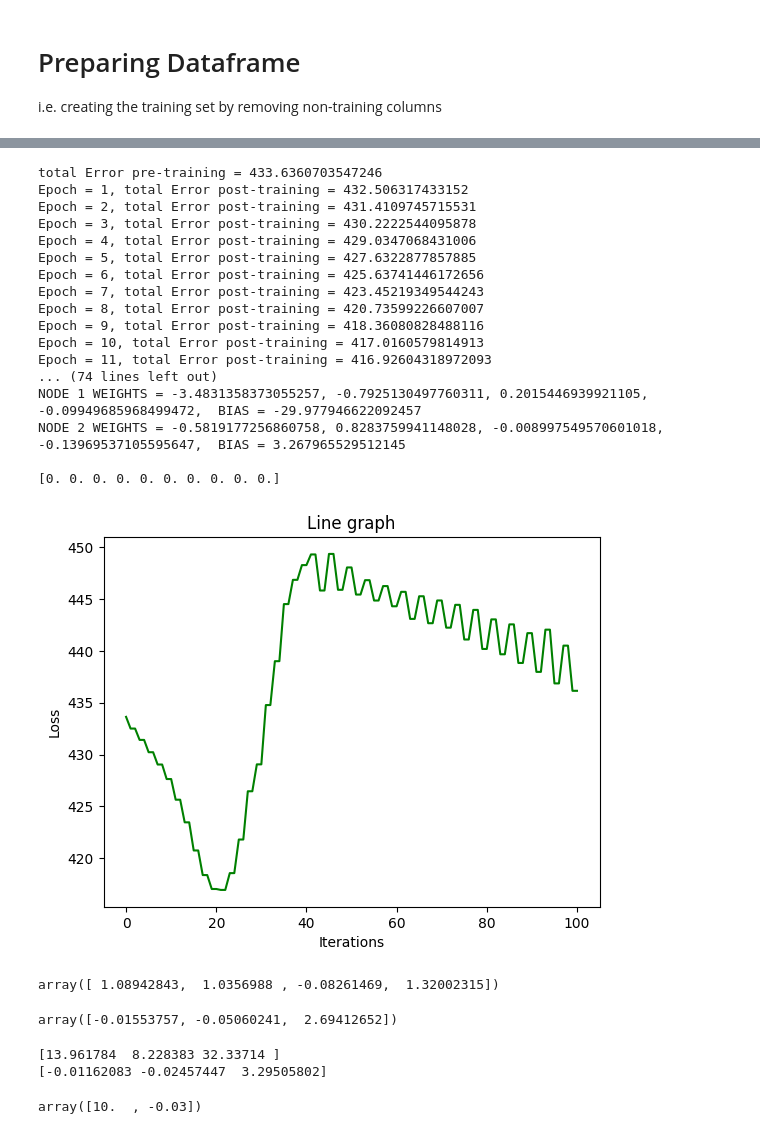
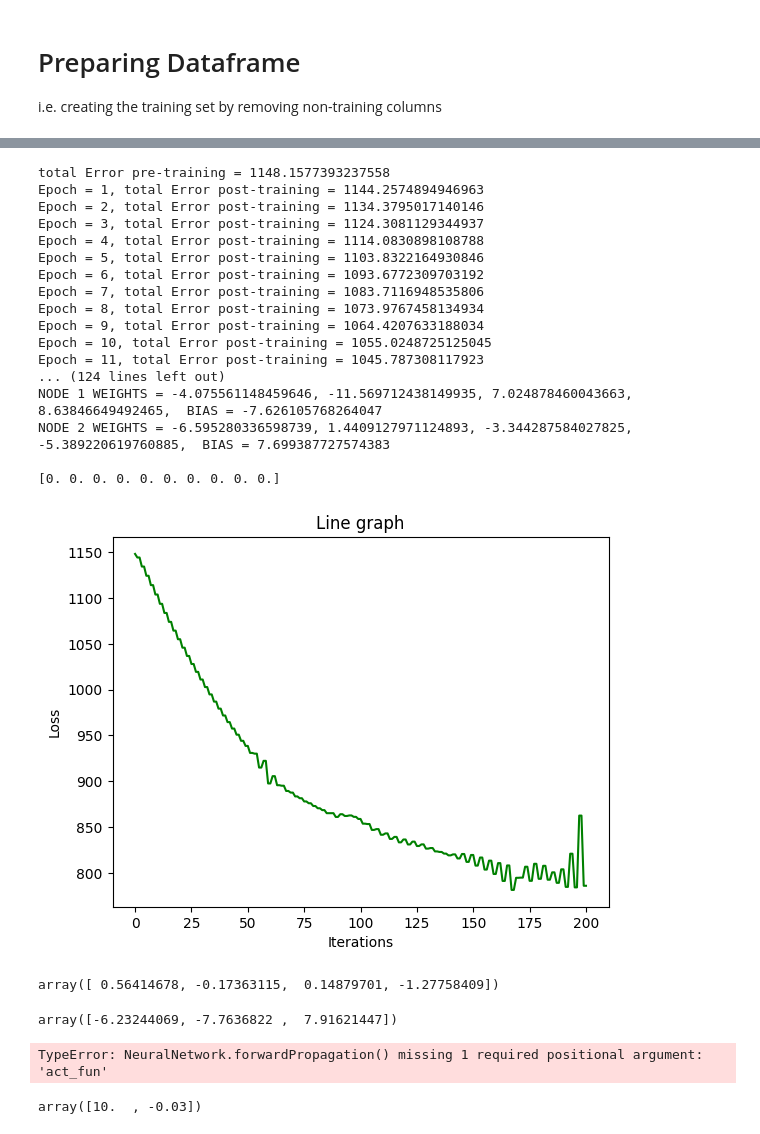
Before and after one commit to Nsivaa/ML, a Jupyter notebook: project/notebook.ipynb, the cells around one changed output, grey strips where cells are left out. Cells and saved outputs as stored; diff of their text form; code cells hidden in the pictures.

```diff
--- a/project/notebook.ipynb
+++ b/project/notebook.ipynb
@@ -87,45 +87,47 @@ data[:100]
 # %%
 tr_data_X = data[['Input1', 'Input2', 'Input3', 'Input4', 'Input5', 'Input6', 'Input7', 'Input8', 'Input9', 'Input10']]
 
 tr_data_Y = data[['TARGET_x', 'TARGET_y', 'TARGET_z']]
 
-loss = net.train(tr_data_X, tr_data_Y, epochs=50, eta=0.2, clip_value=3)
+#act_fun possible values: "relu", "leaky_relu", "tanh", "sigmoid"
+
+loss = net.train(tr_data_X, tr_data_Y, epochs=100, eta=0.01, clip_value=None, act_fun = "tanh")
 iterations = np.arange(len(loss))
 print(net)
 print(net.input_layer.weights)
 
 plt.title("Line graph")
 plt.xlabel("Iterations")
 plt.ylabel("Loss")
 plt.plot(iterations, loss, color ="green")
 plt.show()
 # %% [output]
-total Error pre-training = 433.6360703547246
-Epoch = 1, total Error post-training = 432.506317433152
-Epoch = 2, total Error post-training = 431.4109745715531
-Epoch = 3, total Error post-training = 430.2222544095878
-Epoch = 4, total Error post-training = 429.0347068431006
-Epoch = 5, total Error post-training = 427.6322877857885
-Epoch = 6, total Error post-training = 425.63741446172656
-Epoch = 7, total Error post-training = 423.45219349544243
-Epoch = 8, total Error post-training = 420.73599226607007
-Epoch = 9, total Error post-training = 418.36080828488116
-Epoch = 10, total Error post-training = 417.0160579814913
-Epoch = 11, total Error post-training = 416.92604318972093
-... (74 lines left out)
-NODE 1 WEIGHTS = -3.4831358373055257, -0.7925130497760311, 0.2015446939921105, -0.09949685968499472,  BIAS = -29.977946622092457
-NODE 2 WEIGHTS = -0.5819177256860758, 0.8283759941148028, -0.008997549570601018, -0.13969537105595647,  BIAS = 3.267965529512145
+total Error pre-training = 1148.1577393237558
+Epoch = 1, total Error post-training = 1144.2574894946963
+Epoch = 2, total Error post-training = 1134.3795017140146
+Epoch = 3, total Error post-training = 1124.3081129344937
+Epoch = 4, total Error post-training = 1114.0830898108788
+Epoch = 5, total Error post-training = 1103.8322164930846
+Epoch = 6, total Error post-training = 1093.6772309703192
+Epoch = 7, total Error post-training = 1083.7116948535806
+Epoch = 8, total Error post-training = 1073.9767458134934
+Epoch = 9, total Error post-training = 1064.4207633188034
+Epoch = 10, total Error post-training = 1055.0248725125045
+Epoch = 11, total Error post-training = 1045.787308117923
+... (124 lines left out)
+NODE 1 WEIGHTS = -4.075561148459646, -11.569712438149935, 7.024878460043663, 8.63846649492465,  BIAS = -7.626105768264047
+NODE 2 WEIGHTS = -6.595280336598739, 1.4409127971124893, -3.344287584027825, -5.389220619760885,  BIAS = 7.699387727574383
 
 [0. 0. 0. 0. 0. 0. 0. 0. 0. 0.]
-[figure, old version]
+[figure, new version]
 # %%
 np.dot(net.hidden_layers[0].output,net.hidden_layers[1].weights)
 # %% [output]
-array([ 1.08942843,  1.0356988 , -0.08261469,  1.32002315])
+array([ 0.56414678, -0.17363115,  0.14879701, -1.27758409])
 # %%
 net.output_layer.output
 # %% [output]
-array([-0.01553757, -0.05060241,  2.69412652])
+array([-6.23244069, -7.7636822 ,  7.91621447])
 # %%
 for row,label in zip(tr_data_X.itertuples(index = False, name = None),tr_data_Y.itertuples(index=False,name=None)):
     #Forward propagation
@@ -134,8 +136,7 @@ for row,label in zip(tr_data_X.itertuples(index = False, name = None),tr_data_Y.
     print(net.output_layer.output)
     break
 # %% [output]
-[13.961784  8.228383 32.33714 ]
-[-0.01162083 -0.02457447  3.29505802]
+TypeError: NeuralNetwork.forwardPropagation() missing 1 required positional argument: 'act_fun'
 # %%
 a=np.array([10,-3])
 # %%
```
Also changed, not shown: parts of 2 cells of this notebook, 1 other file.
